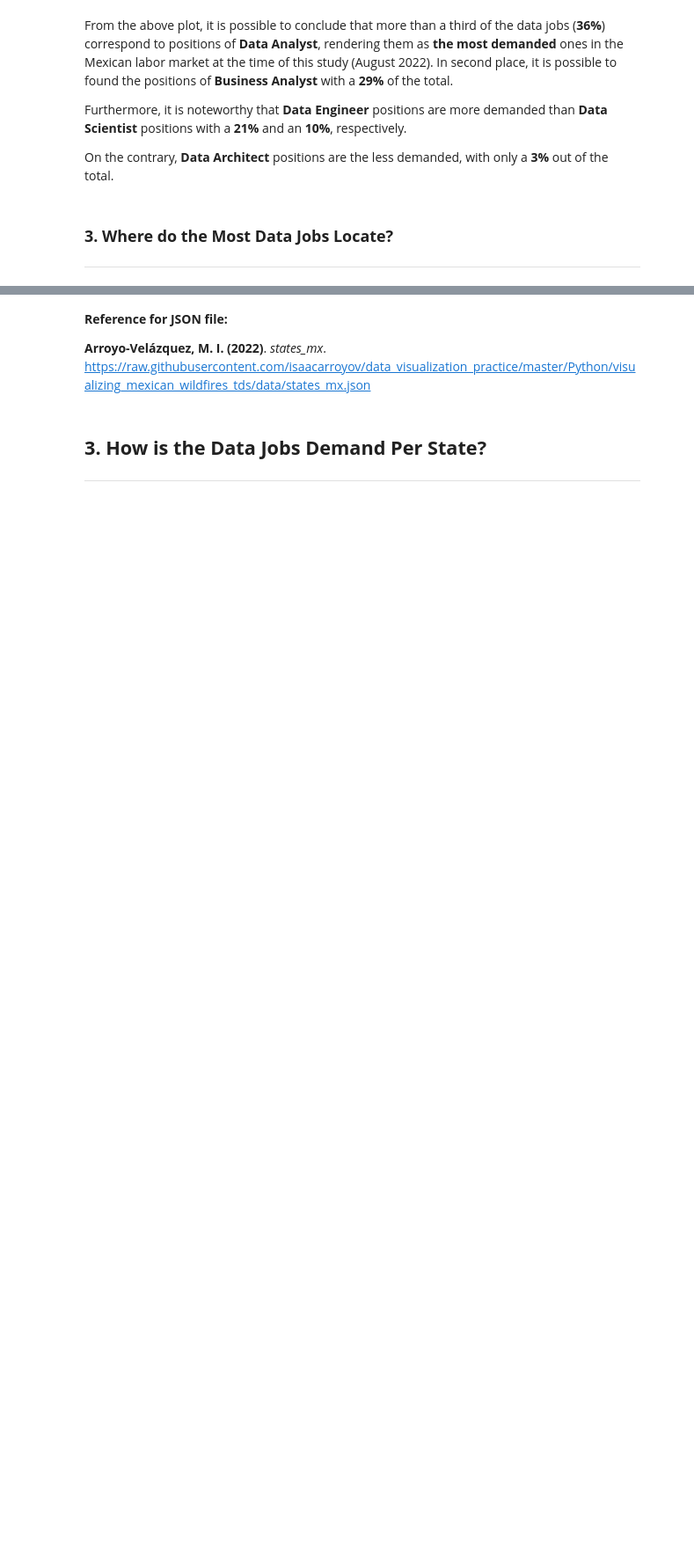
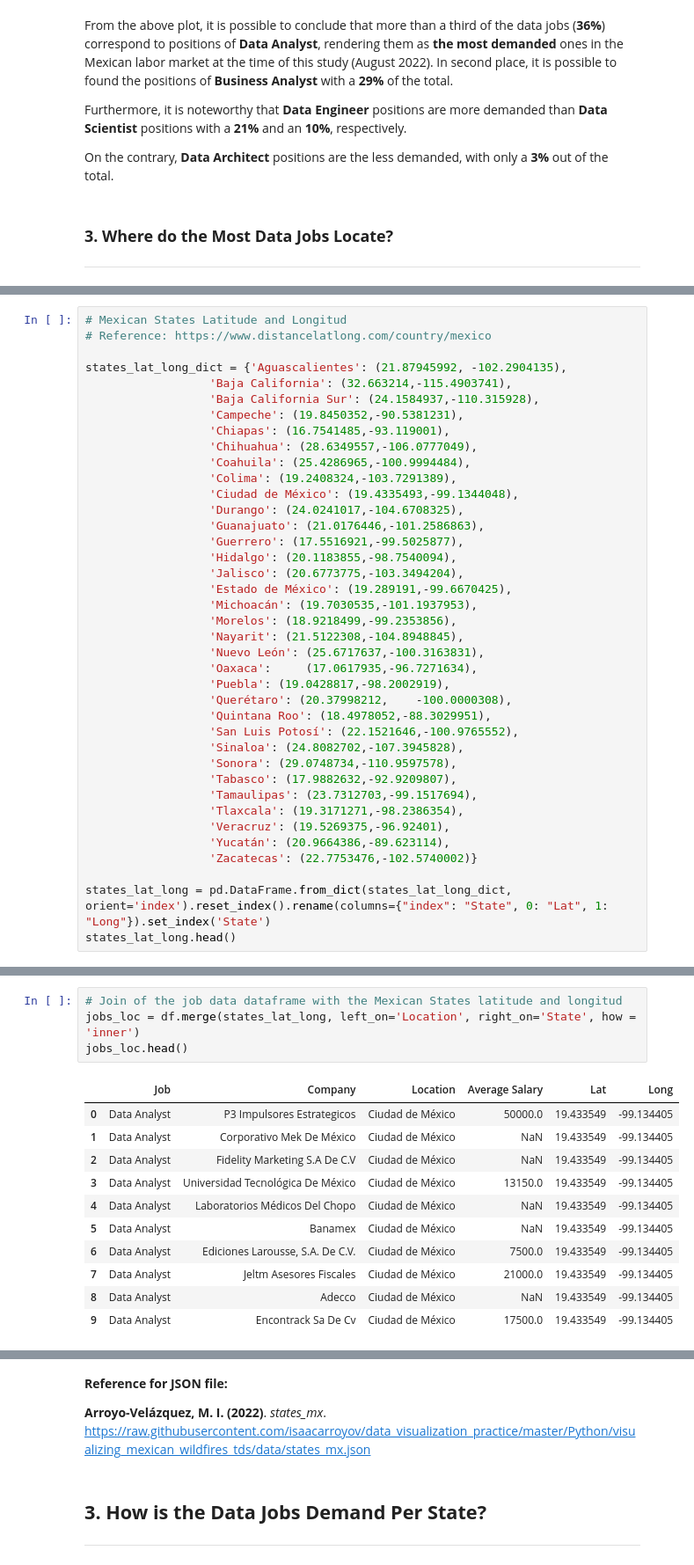
Before and after one commit to DanielEduardoLopez/DataJobsMX2022, a Jupyter notebook: 3-DataAnalysisViz.ipynb, the cells around one changed output, grey strips where cells are left out. Shown at 88% size. Cells and saved outputs as stored; diff of their text form; blank space fills up the shorter version.

```diff
--- a/3-DataAnalysisViz.ipynb
+++ b/3-DataAnalysisViz.ipynb
@@ -182,3 +178,42 @@ states_df.head(10)
 | 7 | Coahuila | CL | 0.0 | 0.000000 |
 | 8 | Colima | CM | 0.0 | 0.000000 |
 | 9 | Durango | DG | 0.0 | 0.000000 |
+# %%
+# Mexican States Latitude and Longitud
+# Reference: https://www.distancelatlong.com/country/mexico
+
+states_lat_long_dict = {'Aguascalientes': (21.87945992,	-102.2904135),
+                  'Baja California': (32.663214,-115.4903741),
+                  'Baja California Sur': (24.1584937,-110.315928),
+                  'Campeche': (19.8450352,-90.5381231),
+                  'Chiapas': (16.7541485,-93.119001),
+                  'Chihuahua': (28.6349557,-106.0777049),
+                  'Coahuila': (25.4286965,-100.9994484),
+                  'Colima': (19.2408324,-103.7291389),
+                  'Ciudad de México': (19.4335493,-99.1344048),
+                  'Durango': (24.0241017,-104.6708325),
+                  'Guanajuato': (21.0176446,-101.2586863),
+                  'Guerrero': (17.5516921,-99.5025877),
+                  'Hidalgo': (20.1183855,-98.7540094),
+                  'Jalisco': (20.6773775,-103.3494204),
+                  'Estado de México': (19.289191,-99.6670425),
+                  'Michoacán': (19.7030535,-101.1937953),
+                  'Morelos': (18.9218499,-99.2353856),
+                  'Nayarit': (21.5122308,-104.8948845),
+                  'Nuevo León': (25.6717637,-100.3163831),
+                  'Oaxaca': 	(17.0617935,-96.7271634),
+                  'Puebla': (19.0428817,-98.2002919),
+                  'Querétaro': (20.37998212,	-100.0000308),
+                  'Quintana Roo': (18.4978052,-88.3029951),
+                  'San Luis Potosí': (22.1521646,-100.9765552),
+                  'Sinaloa': (24.8082702,-107.3945828),
+                  'Sonora': (29.0748734,-110.9597578),
+                  'Tabasco': (17.9882632,-92.9209807),
+                  'Tamaulipas': (23.7312703,-99.1517694),
+                  'Tlaxcala': (19.3171271,-98.2386354),
+                  'Veracruz': (19.5269375,-96.92401),
+                  'Yucatán': (20.9664386,-89.623114),
+                  'Zacatecas': (22.7753476,-102.5740002)}
+
+states_lat_long = pd.DataFrame.from_dict(states_lat_long_dict, orient='index').reset_index().rename(columns={"index": "State", 0: "Lat", 1: "Long"}).set_index('State')
+states_lat_long.head()
@@ -184,0 +228,16 @@ states_df.head(10)
+# %%
+# Join of the job data dataframe with the Mexican States latitude and longitud
+jobs_loc = df.merge(states_lat_long, left_on='Location', right_on='State', how = 'inner')
+jobs_loc.head()
+# %% [output]
+|  | Job | Company | Location | Average Salary | Lat | Long |
+| 0 | Data Analyst | P3 Impulsores Estrategicos | Ciudad de México | 50000.0 | 19.433549 | -99.134405 |
+| 1 | Data Analyst | Corporativo Mek De México | Ciudad de México | NaN | 19.433549 | -99.134405 |
+| 2 | Data Analyst | Fidelity Marketing S.A De C.V | Ciudad de México | NaN | 19.433549 | -99.134405 |
+| 3 | Data Analyst | Universidad Tecnológica De México | Ciudad de México | 13150.0 | 19.433549 | -99.134405 |
+| 4 | Data Analyst | Laboratorios Médicos Del Chopo | Ciudad de México | NaN | 19.433549 | -99.134405 |
+| 5 | Data Analyst | Banamex | Ciudad de México | NaN | 19.433549 | -99.134405 |
+| 6 | Data Analyst | Ediciones Larousse, S.A. De C.V. | Ciudad de México | 7500.0 | 19.433549 | -99.134405 |
+| 7 | Data Analyst | Jeltm Asesores Fiscales | Ciudad de México | 21000.0 | 19.433549 | -99.134405 |
+| 8 | Data Analyst | Adecco | Ciudad de México | NaN | 19.433549 | -99.134405 |
+| 9 | Data Analyst | Encontrack Sa De Cv | Ciudad de México | 17500.0 | 19.433549 | -99.134405 |
```
Also changed, not shown: parts of 21 cells of this notebook.
